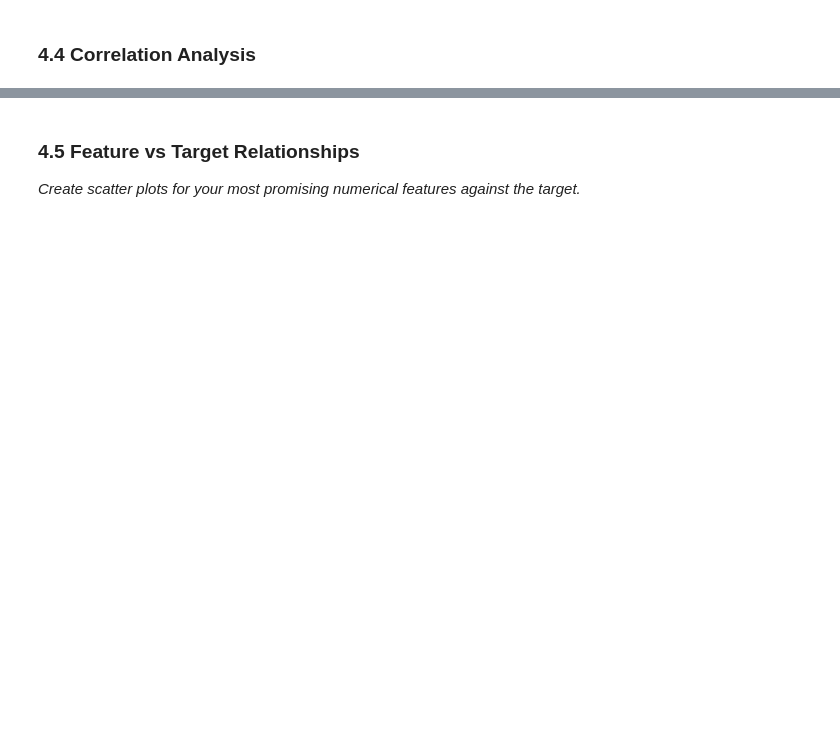
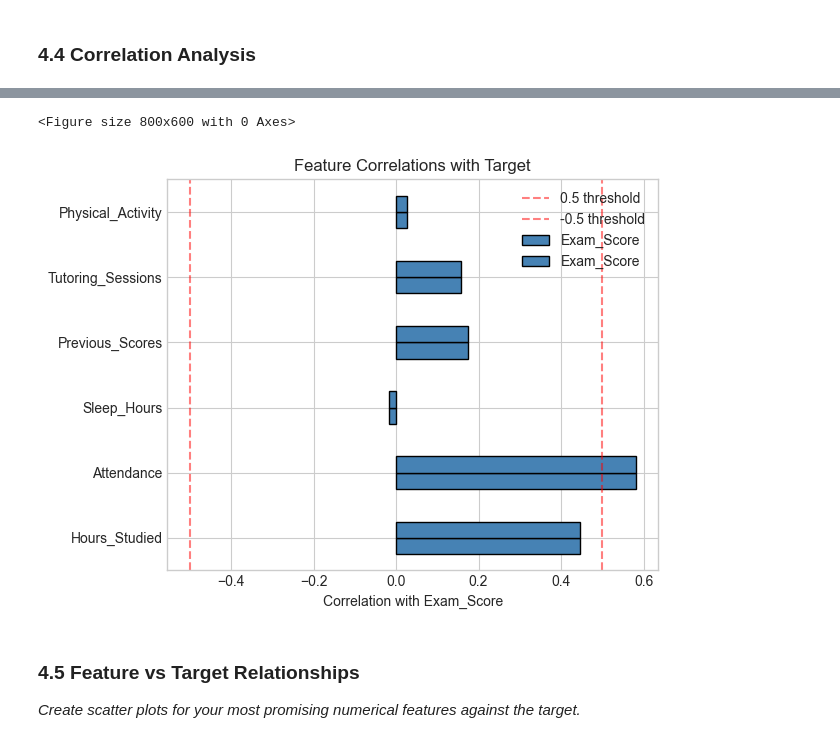
Before and after one commit to groverpe60-Eagle/fsa-aiml-2511-classroom-individual-capstone-2511-individual-capstone-template-1, a Jupyter notebook: notebooks/01_problem_statement_and_eda.ipynb, the cells around one changed output, grey strips where cells are left out. Cells and saved outputs as stored; diff of their text form; code cells hidden in the pictures; blank space fills up the shorter version.

```diff
--- a/notebooks/01_problem_statement_and_eda.ipynb
+++ b/notebooks/01_problem_statement_and_eda.ipynb
@@ -549,3 +626,11 @@ else:
 # Store result in: target_correlations
 
 # YOUR CODE HERE:
+
+target_correlations = correlation_matrix[TARGET].drop(labels=[TARGET])
+print(f"Correlations with {TARGET}:\n{target_correlations}")
+strong_corrs = target_correlations[abs(target_correlations) > 0.5]
+if not strong_corrs.empty:
+    print(f"\nStrong correlations (|corr| > 0.5):\n{strong_corrs}")
+else:
+    print("\nNo strong correlations (|corr| > 0.5) found with the target variable.")
@@ -552,13 +655,18 @@ else:
 # %%
 # Visualize correlations with target
-plt.figure(figsize=(10, 6))
-colors = ['green' if c > 0 else 'red' for c in target_correlations]
-target_correlations.plot(kind='barh', color=colors)
-plt.xlabel('Correlation')
-plt.title(f'Feature Correlations with {TARGET}')
-plt.axvline(x=0, color='black', linestyle='-', linewidth=0.5)
-plt.tight_layout()
-plt.show()
+if not target_correlations.empty:
+    plt.figure(figsize=(8, 6))
+    target_correlations.plot(kind='barh', color='steelblue', edgecolor='black')
+    plt.xlabel('Correlation with ' + TARGET)
+    plt.title('Feature Correlations with Target')
+    plt.axvline(x=0.5, color='red', linestyle='--', alpha=0.5, label='0.5 threshold')
+    plt.axvline(x=-0.5, color='red', linestyle='--', alpha=0.5, label='-0.5 threshold')
+    plt.legend()
+    plt.tight_layout()
+    plt.show()
+# %% [output]
+<Figure size 800x600 with 0 Axes>
+[figure, added]
 # %% [markdown]
 ### 4.5 Feature vs Target Relationships
 
```
Also changed, not shown: parts of 42 cells of this notebook.
